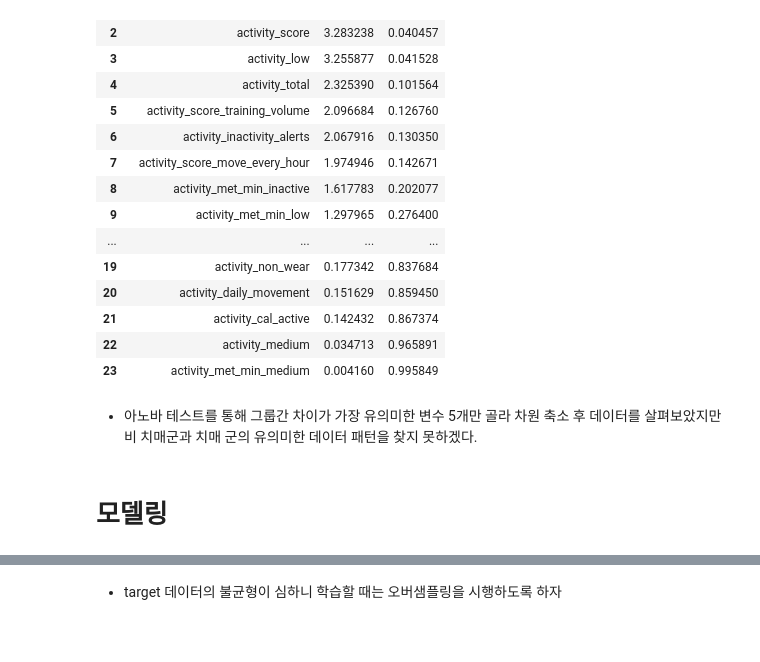
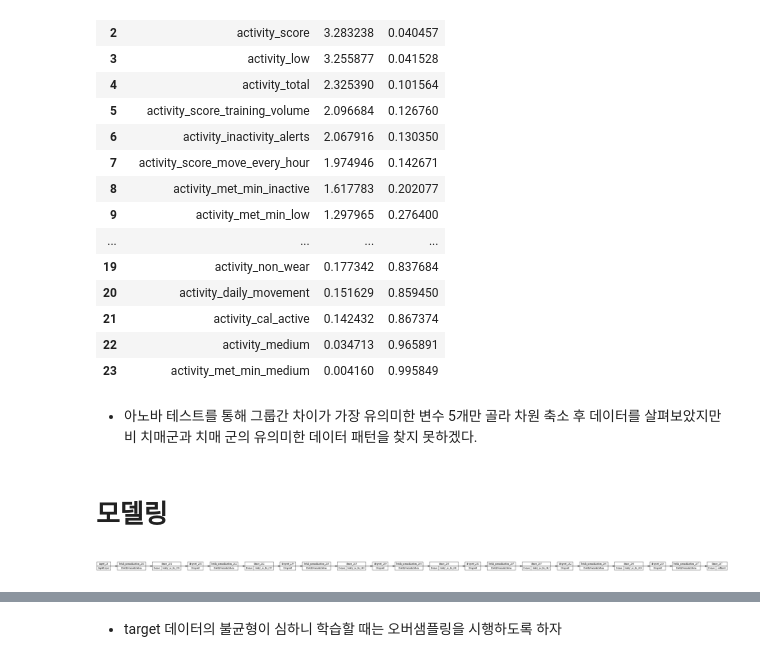
Before and after one commit to yonghyeun/Dementia_Analysis, a Jupyter notebook: LifeLog data/[라이프로그] 활동내역 데이터 모델링.ipynb, the cells around one changed output, grey strips where cells are left out. Cells and saved outputs as stored; diff of their text form; code cells hidden in the pictures; blank space fills up the shorter version.

```diff
--- a/LifeLog data/[라이프로그] 활동내역 데이터 모델링.ipynb
+++ b/LifeLog data/[라이프로그] 활동내역 데이터 모델링.ipynb
@@ -210,0 +177,5 @@ fig.show()
+# %%
+plot_model(model, rankdir = 'LR',
+            show_layer_activations=True)
+# %% [output]
+[figure, added]
```
Also changed, not shown: parts of 18 cells of this notebook, 1 other file.
